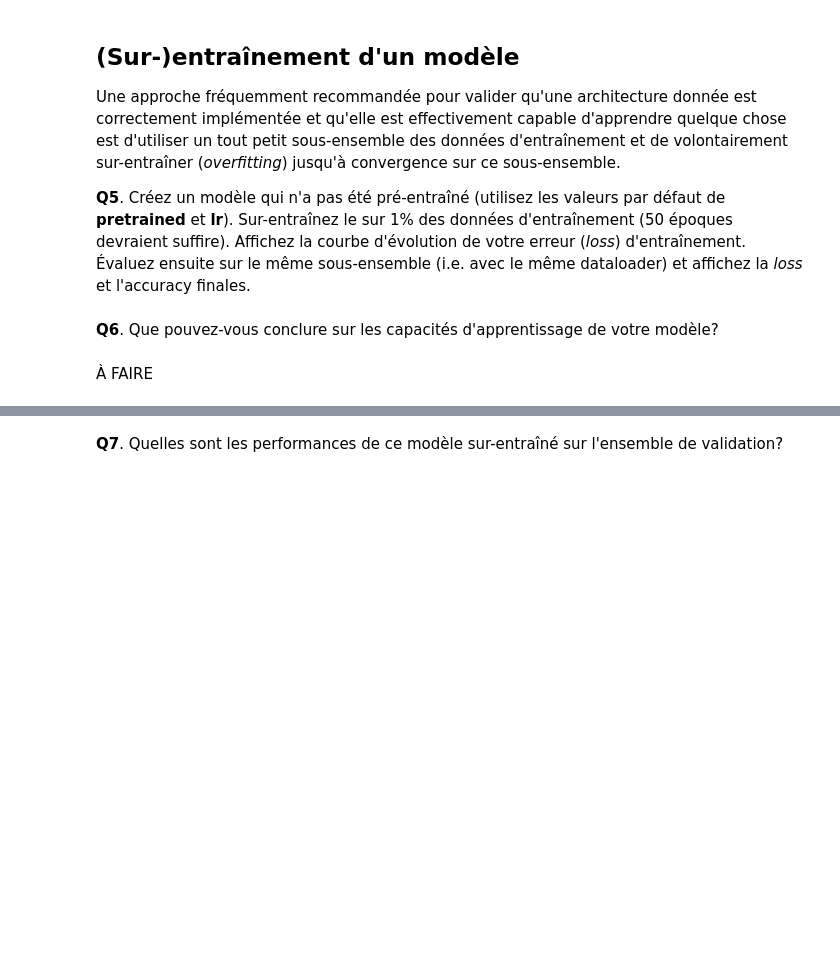
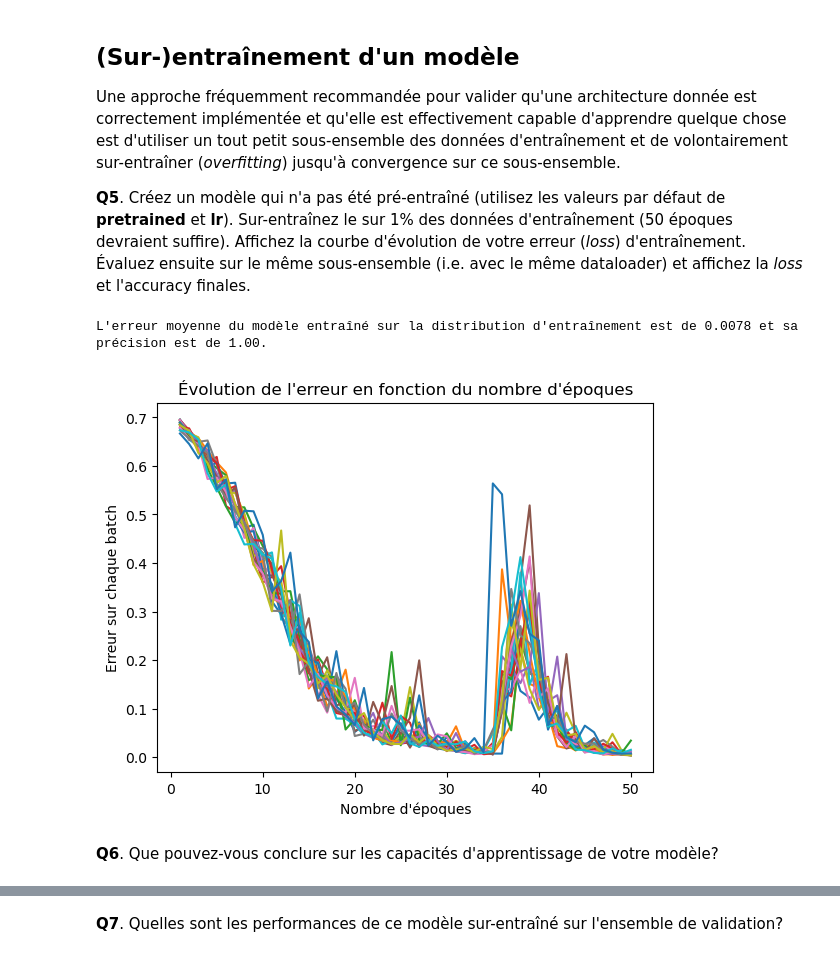
Before and after one commit to lashlone/GBM8770-Programmation, a Jupyter notebook: TP2/tp2_seance2.ipynb, the cells around one changed output, grey strips where cells are left out. Drawn from its saved outputs; the diff is of its cells as text; code cells hidden in the pictures; blank space fills up the shorter version.

```diff
--- a/TP2/tp2_seance2.ipynb
+++ b/TP2/tp2_seance2.ipynb
@@ -118,23 +130,24 @@ Entraîne le modèle sur une époque. Elle prend 3 arguments: le modèle, le dat
 Une approche fréquemment recommandée pour valider qu'une architecture donnée est correctement implémentée et qu'elle est effectivement capable d'apprendre quelque chose est d'utiliser un tout petit sous-ensemble des données d'entraînement et de volontairement sur-entraîner (*overfitting*) jusqu'à convergence sur ce sous-ensemble.
 
 **Q5**. Créez un modèle qui n'a pas été pré-entraîné (utilisez les valeurs par défaut de **pretrained** et **lr**). Sur-entraînez le sur 1% des données d'entraînement (50 époques devraient suffire). Affichez la courbe d'évolution de votre erreur (*loss*) d'entraînement. Évaluez ensuite sur le même sous-ensemble (i.e. avec le même dataloader) et affichez la *loss* et l'accuracy finales.
+# %%
+overfit_loader, val_loader, test_loader = get_dataloaders(dataset, batch_size=128, train_subset=0.01)
+
+model, optimizer = get_model_and_optimizer()
+
+losses = []
+for i in tqdm(range(50), desc="Epoque:"):
+    losses.append(train_epoch(model, overfit_loader, optimizer))
 # %%
-overfit_loader, val_loader, test_loader = get_dataloaders(dataset, batch_size=128, train_subset=0.01)
-
-model, optimizer = get_model_and_optimizer()
-
-losses = []
-for i in range(50):
-    losses.append(train_epoch(model, overfit_loader, optimizer))
-
 plt.title("Évolution de l'erreur en fonction du nombre d'époques")
-plt.plot(np.arange(1, 51, 1), losses) # Mettre en valeur moyenne ?
+plt.plot(np.arange(1, 51, 1), losses)
 plt.xlabel("Nombre d'époques")
-plt.ylabel("Erreur")
+plt.ylabel("Erreur sur chaque batch")
 
 loss, accuracy, _ = validate(model, overfit_loader)
-print(f"L'erreur moyenne du modèle entraîné sur la distribution d'entraînement est de {loss} et sa précision est de {accuracy}.")
+print(f"L'erreur moyenne du modèle entraîné sur la distribution d'entraînement est de {loss:.4f} et sa précision est de {accuracy:.2f}.")
+# %% [output]
+L'erreur moyenne du modèle entraîné sur la distribution d'entraînement est de 0.0078 et sa précision est de 1.00.
+[figure, added]
 # %% [markdown]
 **Q6**. Que pouvez-vous conclure sur les capacités d'apprentissage de votre modèle?
-# %% [markdown]
-À FAIRE
```
Also changed, not shown: parts of 23 cells of this notebook, 5 other files.
